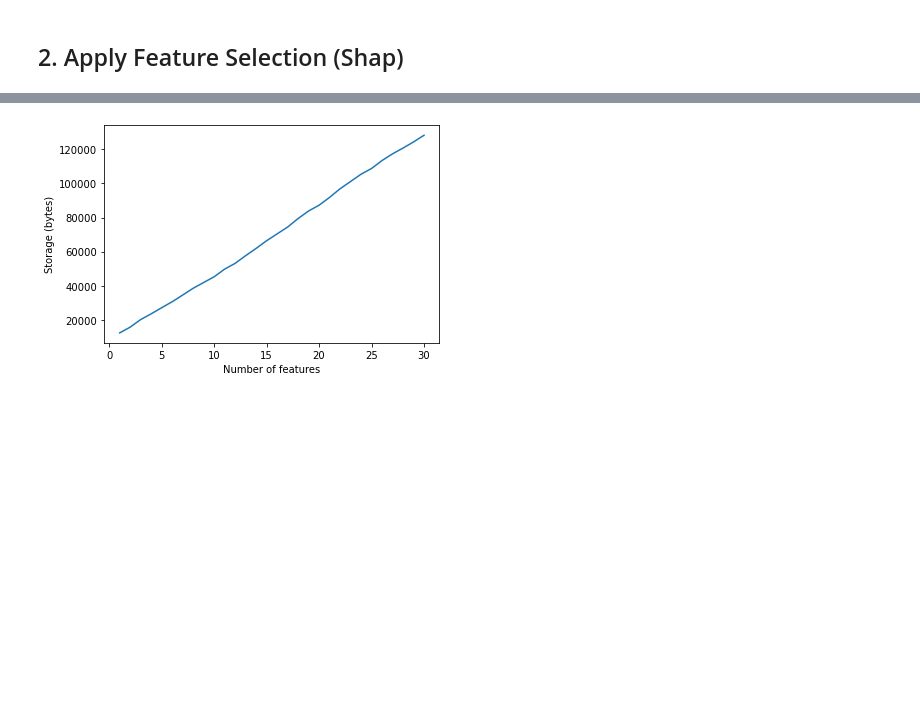
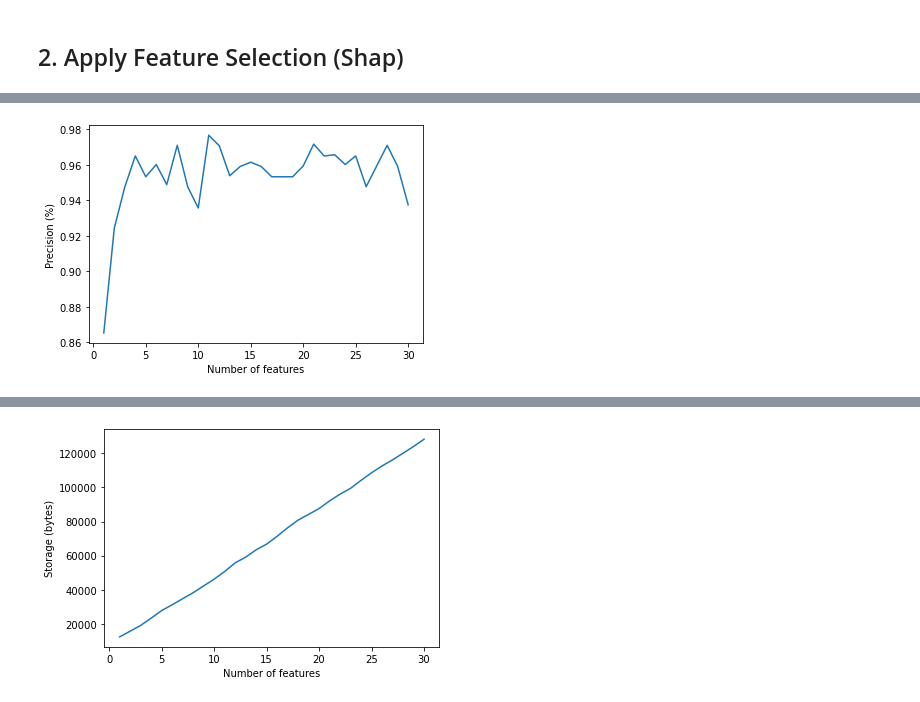
Before and after one commit to miguelpimentel/shap_feature_selection, a Jupyter notebook: cancer_breast/cancer-breast-xgboost.ipynb, the cells around one changed output, grey strips where cells are left out. Cells and saved outputs as stored; diff of their text form; code cells hidden in the pictures; blank space fills up the shorter version.

```diff
--- a/cancer_breast/cancer-breast-xgboost.ipynb
+++ b/cancer_breast/cancer-breast-xgboost.ipynb
@@ -304,0 +281,4 @@ show_accuracy_chart(measures_df)
+# %%
+show_precision_chart(measures_df)
+# %% [output]
+[figure, added]
```
Also changed, not shown: parts of 14 cells of this notebook, 1 other file.
